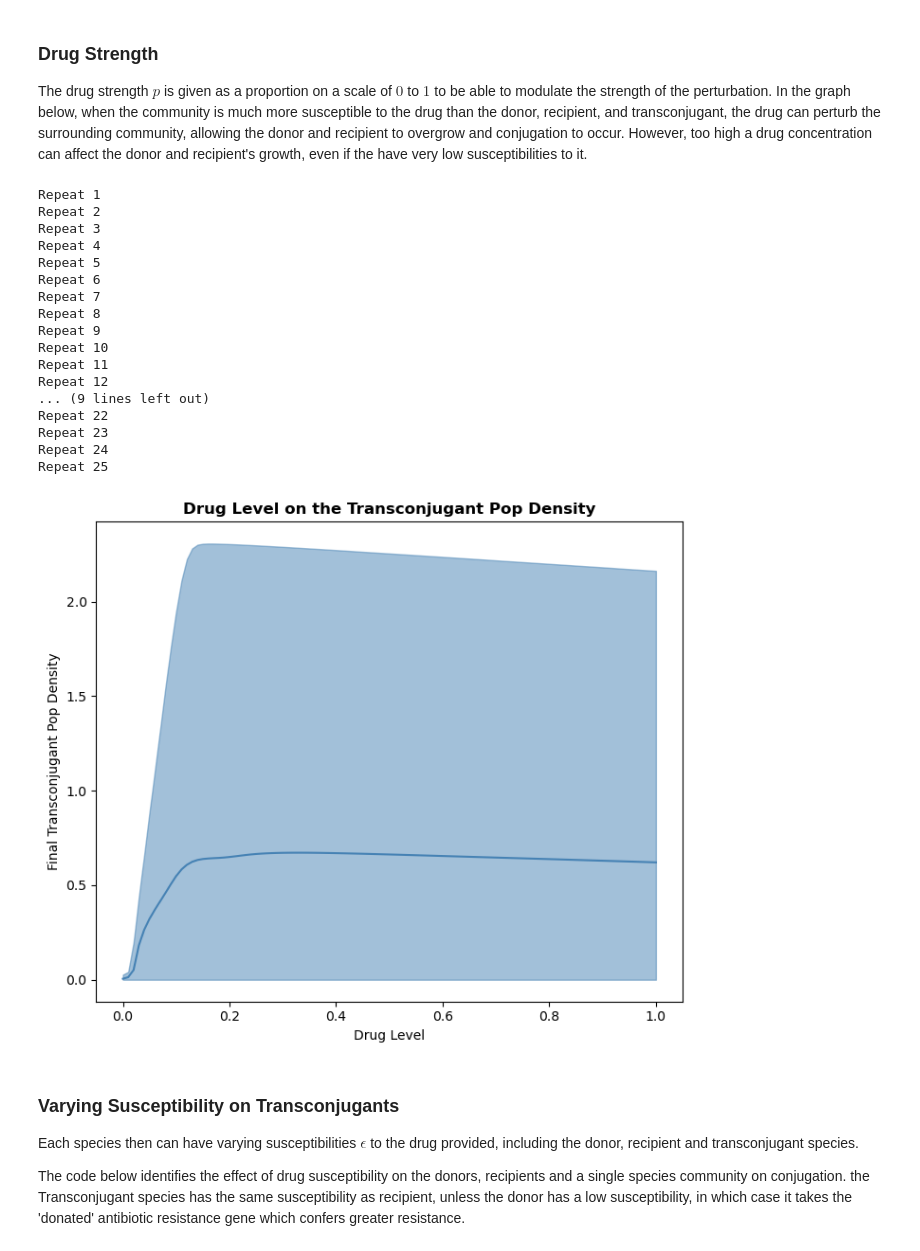
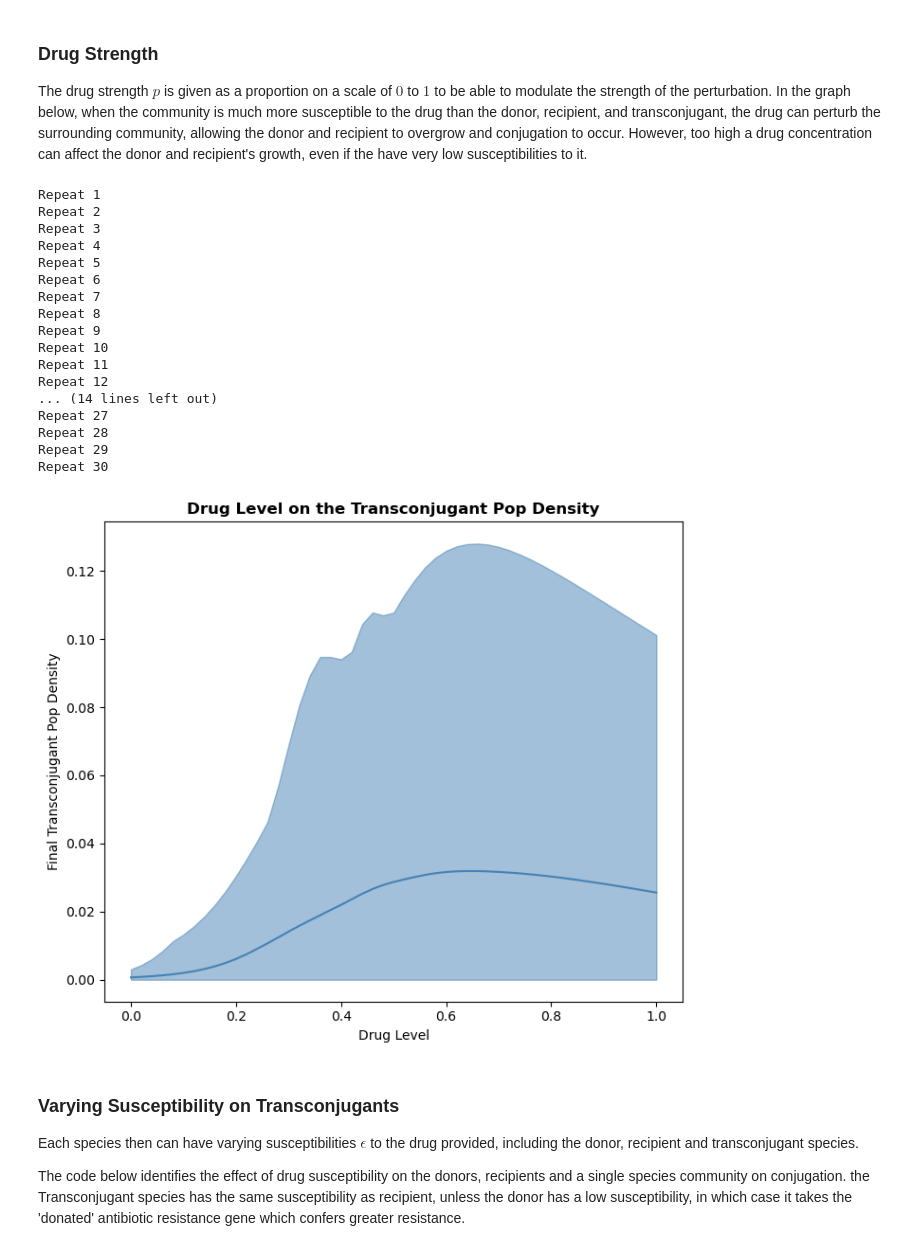
Before and after one commit to amybda/bacterial-community-conjugation-ODE, a Jupyter notebook: ODEconjugation/model-walkthrough.ipynb, the cells around one changed output. Saved outputs shown, nothing was run; the diff lists cells and outputs as text; code cells hidden in the pictures.

```diff
--- a/ODEconjugation/model-walkthrough.ipynb
+++ b/ODEconjugation/model-walkthrough.ipynb
@@ -869,7 +910,7 @@ x0 = [5e-5, 5e-5, 0, 1]                           # starting population size
 # %%
 # Initialise model
 vary_drug_strength = ode_lotka(n_species)  # initialise model
-repeat = 25
+repeat = 30
 
 final_transconjugants = np.zeros([len(drug_level), repeat])  # array to save data in
 for r in range(repeat):
@@ -893,28 +934,28 @@ Repeat 9
 Repeat 10
 Repeat 11
 Repeat 12
-... (9 lines left out)
-Repeat 22
-Repeat 23
-Repeat 24
-Repeat 25
+... (14 lines left out)
+Repeat 27
+Repeat 28
+Repeat 29
+Repeat 30
 # %%
 #Load data
-drug_level = np.linspace(0, 1, 101)
+drug_level = np.linspace(0, 1, 51)
 final_transconjugants = np.load(f'{datadir}change_drug_strength.npy')
 
 # Plot the results of the effect of conjugation_rate on transconjugants
 fig, ax = plt.subplots(figsize=(7,6))
 plt.plot(drug_level, final_transconjugants.mean(axis=1), color='steelblue')
-plt.fill_between(drug_level, np.percentile(final_transconjugants, 10, axis=1), np.percentile(final_transconjugants, 90, axis=1), alpha=0.5, color='steelblue')
+plt.fill_between(drug_level, np.percentile(final_transconjugants, 5, axis=1), np.percentile(final_transconjugants, 95, axis=1), alpha=0.5, color='steelblue')
 ax.set_xlabel('Drug Level')
 ax.set_ylabel('Final Transconjugant Pop Density')
 plt.title('Drug Level on the Transconjugant Pop Density', fontweight='bold')
 plt.tight_layout()
 plt.savefig(f'{figdir}vary_drug_level_transconjugants.png', dpi=500)
 plt.show()
 # %% [output]
-[figure, old version]
+[figure, new version]
 # %% [markdown]
 ### Varying Susceptibility on Transconjugants
 
```
Also changed, not shown: parts of 43 cells of this notebook, 24 other files.
